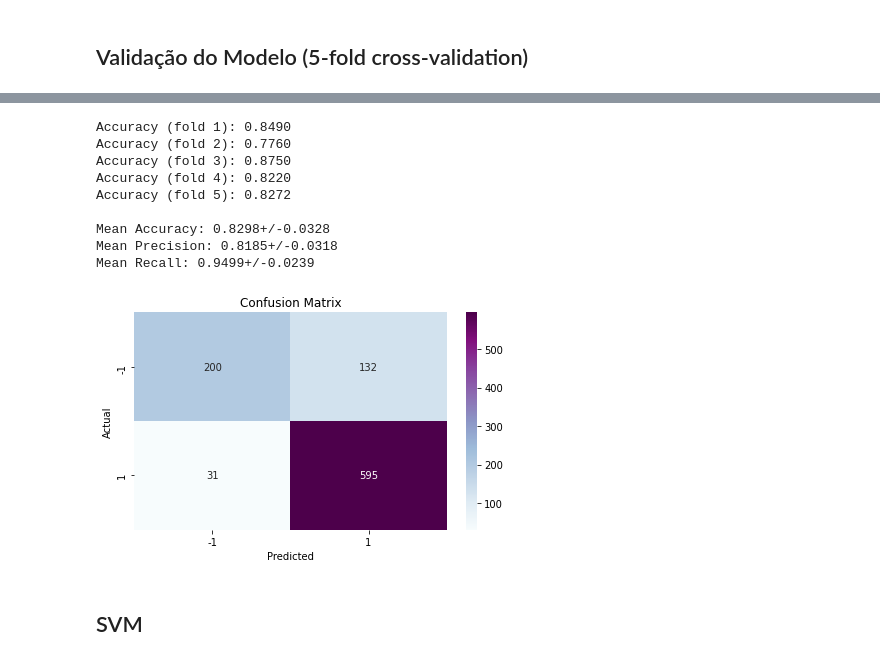
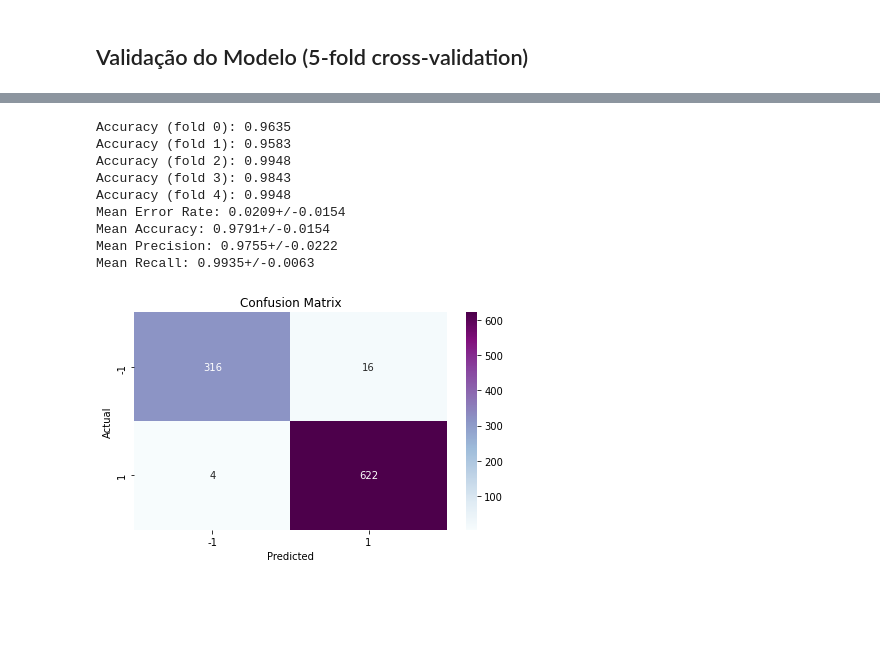
Before and after one commit to vcaitite/machine-learning-exercises, a Jupyter notebook: TP2/Trabalho Prático 2 - Implementação do Algoritmo de Boosting.ipynb, the cells around one changed output, grey strips where cells are left out. Saved outputs shown, nothing was run; the diff lists cells and outputs as text; code cells hidden in the pictures; blank space fills up the shorter version.

```diff
--- a/TP2/Trabalho Prático 2 - Implementação do Algoritmo de Boosting.ipynb
+++ b/TP2/Trabalho Prático 2 - Implementação do Algoritmo de Boosting.ipynb
@@ -58,13 +112,13 @@ class AdaBoost(BaseEstimator, ClassifierMixin):
         self.estimators = []            # list of estimators
         self.alpha = []                  # list of weights relation with each weak classifier
 
-
     # Function to fit the model. Arguments:
     # X: independent variables - numpy array (n_samples x n_features)
     # y: target variable - numpy array (targets must be -1 or 1)
     def fit(self, X, y):
         # Step 1. Initialize all the observation weights (wi) with 1/(number_of_samples):
         self.w = np.ones([len(y)])/ len(y)
+        self.training_errors = []
 
         # Step 2: Iterate over the estimators:
         for estimator in range(self.n_estimators):
@@ -75,15 +129,20 @@ class AdaBoost(BaseEstimator, ClassifierMixin):
 
             # 2.b: Compute the error:
             y_hat = estimator.predict(X)
+            incorrect = (y_hat != y).astype(int) # Instances incorrectly classified
             error = 0
             for idx in range(len(y)):
-                error += (self.w[idx] * abs(y_hat[idx] - y[idx])/2)
+                error += (self.w[idx] * incorrect[idx])
+            self.training_errors.append(error)
 
             # 2.c: Compute alpha_i:
             self.alpha.append(0.5 * np.log((1 - error)/error))
+            incorrect[incorrect == 1] = -1
+            incorrect[incorrect == 0] = 1
 
             # 2.d: Update weights w:
-            self.w =  self.w * np.exp(-self.alpha[-1] * y_hat * y)/sum(self.w)
+            self.w =  (self.w * np.exp(-self.alpha[-1] * incorrect))/sum(self.w)
+        return self.training_errors
 
     # Function to predict. Arguments:
     # X: independent variables - numpy array (n_samples x n_features)
@@ -123,4 +185,23 @@ def plot_grid_search(cv_results, grid_param_1, name_param_1):
     ax.set_xlabel(name_param_1, fontsize=16)
     ax.set_ylabel('CV Average Score', fontsize=16)
     ax.grid('on')
+# %%
+# Funcion to plot the performance of each weak classifier of the model.
+def plot_error_by_stump(mean_errors, std_errors, test_mean_errors, test_std_errors):
+    grid_param = np.linspace(1, len(mean_errors), len(mean_errors))
+    # Plot Grid search scores
+    _, ax = plt.subplots(1,2, figsize=(14,4))
+    ax[0].axhline(y=.5, xmin=0, xmax=len(mean_errors), linewidth=2, color='red', linestyle='--')
+    ax[0].errorbar(grid_param, mean_errors, std_errors, color = 'blue', ecolor = 'green', marker='s', markersize=4, capsize=5)
+    ax[0].set_title("Training Error Rates by Stump", fontsize=20, fontweight='bold')
+    ax[0].set_xlabel("Stumps", fontsize=16)
+    ax[0].set_ylabel('Error rate', fontsize=16)
+    ax[0].grid('on')
+
+    ax[1].axhline(y=.5, xmin=0, xmax=len(mean_errors), linewidth=2, color='red', linestyle='--')
+    ax[1].errorbar(grid_param, test_mean_errors, test_std_errors, color = 'blue', ecolor = 'green', marker='s', markersize=4, capsize=5)
+    ax[1].set_title("Test Error Rates by Stump", fontsize=20, fontweight='bold')
+    ax[1].set_xlabel("Stumps", fontsize=16)
+    ax[1].set_ylabel('Error rate', fontsize=16)
+    ax[1].grid('on')
 # %%
@@ -197,18 +340,16 @@ Mean Recall: 0.9858+/-0.0126
 # %%
 from sklearn.ensemble import AdaBoostClassifier
 model = AdaBoostClassifier
-params = {'n_estimator': n_estimators}
-clf, mean_accuracy_nb, mean_precision_nb, mean_recall_nb = apply_cross_validation(model)
+params = {'n_estimators': n_estimators}
+clf = apply_cross_validation(X, y, model, params)
 # %% [output]
-Accuracy (fold 1): 0.8490
-Accuracy (fold 2): 0.7760
-Accuracy (fold 3): 0.8750
-Accuracy (fold 4): 0.8220
-Accuracy (fold 5): 0.8272
-
-Mean Accuracy: 0.8298+/-0.0328
-Mean Precision: 0.8185+/-0.0318
-Mean Recall: 0.9499+/-0.0239
+Accuracy (fold 0): 0.9635
+Accuracy (fold 1): 0.9583
+Accuracy (fold 2): 0.9948
+Accuracy (fold 3): 0.9843
+Accuracy (fold 4): 0.9948
+Mean Error Rate: 0.0209+/-0.0154
+Mean Accuracy: 0.9791+/-0.0154
+Mean Precision: 0.9755+/-0.0222
+Mean Recall: 0.9935+/-0.0063
-[figure, old version]
+[figure, new version]
-# %% [markdown]
-## SVM
```
Also changed, not shown: parts of 22 cells of this notebook, 1 other file.
